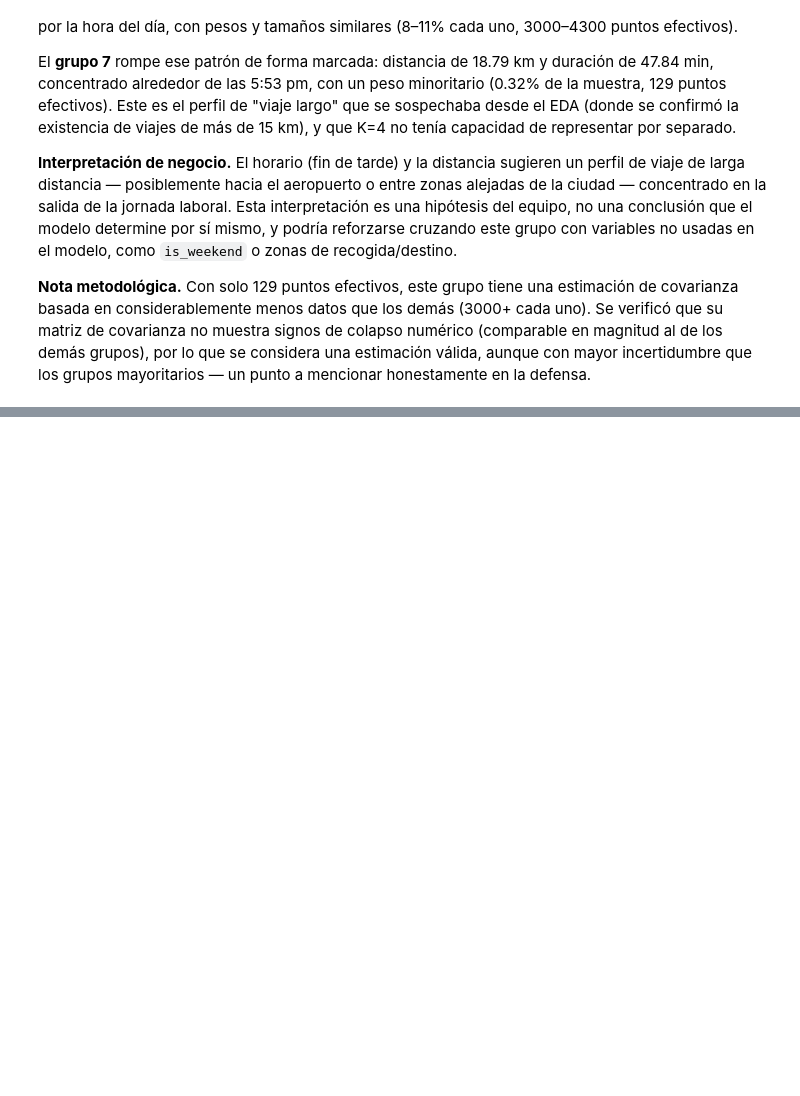
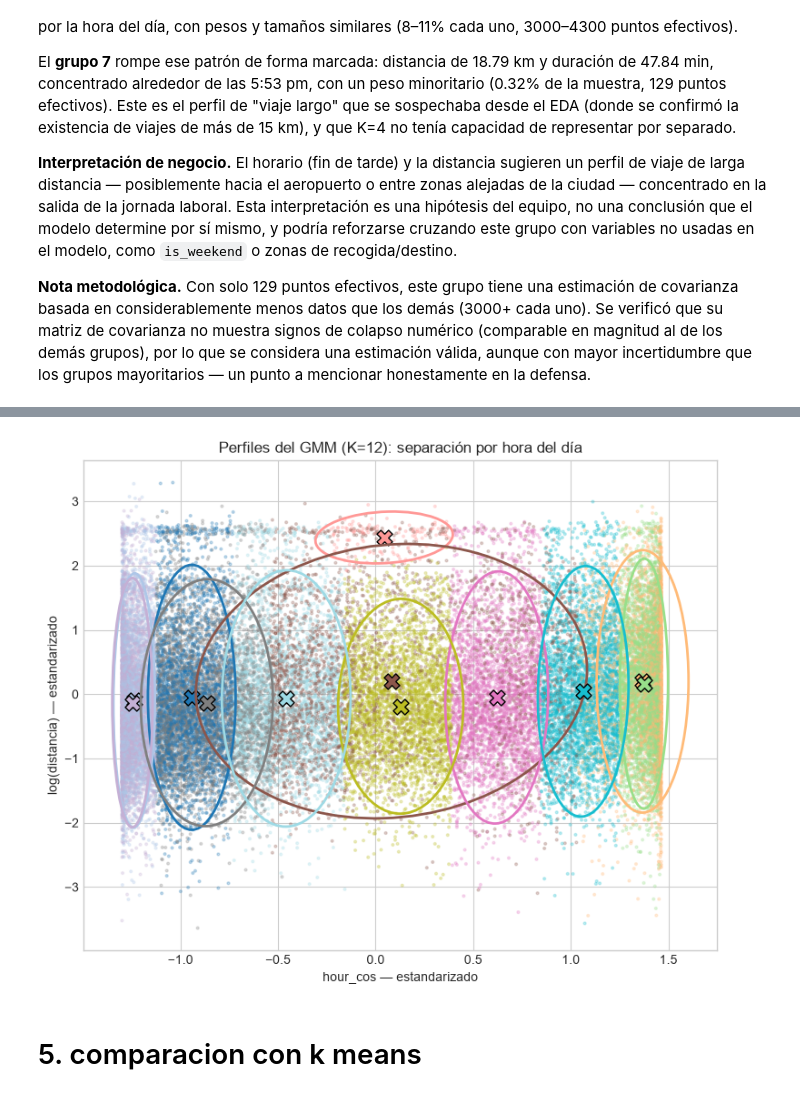
Before and after one commit to diegodich/Nyc-Taxi-Trip-Duration, a Jupyter notebook: notebooks/03_gmm_em.ipynb, the cells around one changed output, grey strips where cells are left out. Cells and saved outputs as stored; diff of their text form; code cells hidden in the pictures; blank space fills up the shorter version.

```diff
--- a/notebooks/03_gmm_em.ipynb
+++ b/notebooks/03_gmm_em.ipynb
@@ -734,0 +799,26 @@ El **grupo 7** rompe ese patrón de forma marcada: distancia de 18.79 km y durac
+# %%
+idx_cos = FEATURES.index("hour_cos")
+idx_dist = FEATURES.index("log_distance")
+
+fig, ax = plt.subplots(figsize=(9, 7))
+
+scatter = ax.scatter(X[:, idx_cos], X[:, idx_dist],
+                      c=labels_final, cmap="tab20", s=4, alpha=0.25)
+
+colors = plt.cm.tab20(np.linspace(0, 1, 12))
+
+for k in range(12):
+    mean_2d = result_final["mu"][k][[idx_cos, idx_dist]]
+    cov_2d = result_final["Sigma"][k][np.ix_([idx_cos, idx_dist], [idx_cos, idx_dist])]
+    plot_gaussian_ellipse(ax, mean_2d, cov_2d, n_std=2,
+                          edgecolor=colors[k], linewidth=2)
+    ax.scatter(*mean_2d, c=[colors[k]], marker="X", s=150, edgecolor="black")
+
+ax.set_xlabel("hour_cos — estandarizado")
+ax.set_ylabel("log(distancia) — estandarizado")
+ax.set_title("Perfiles del GMM (K=12): separación por hora del día")
+plt.show()
+# %% [output]
+[figure, added]
+# %% [markdown]
+# 5. comparacion con k means
```
Also changed, not shown: parts of 14 cells of this notebook.
